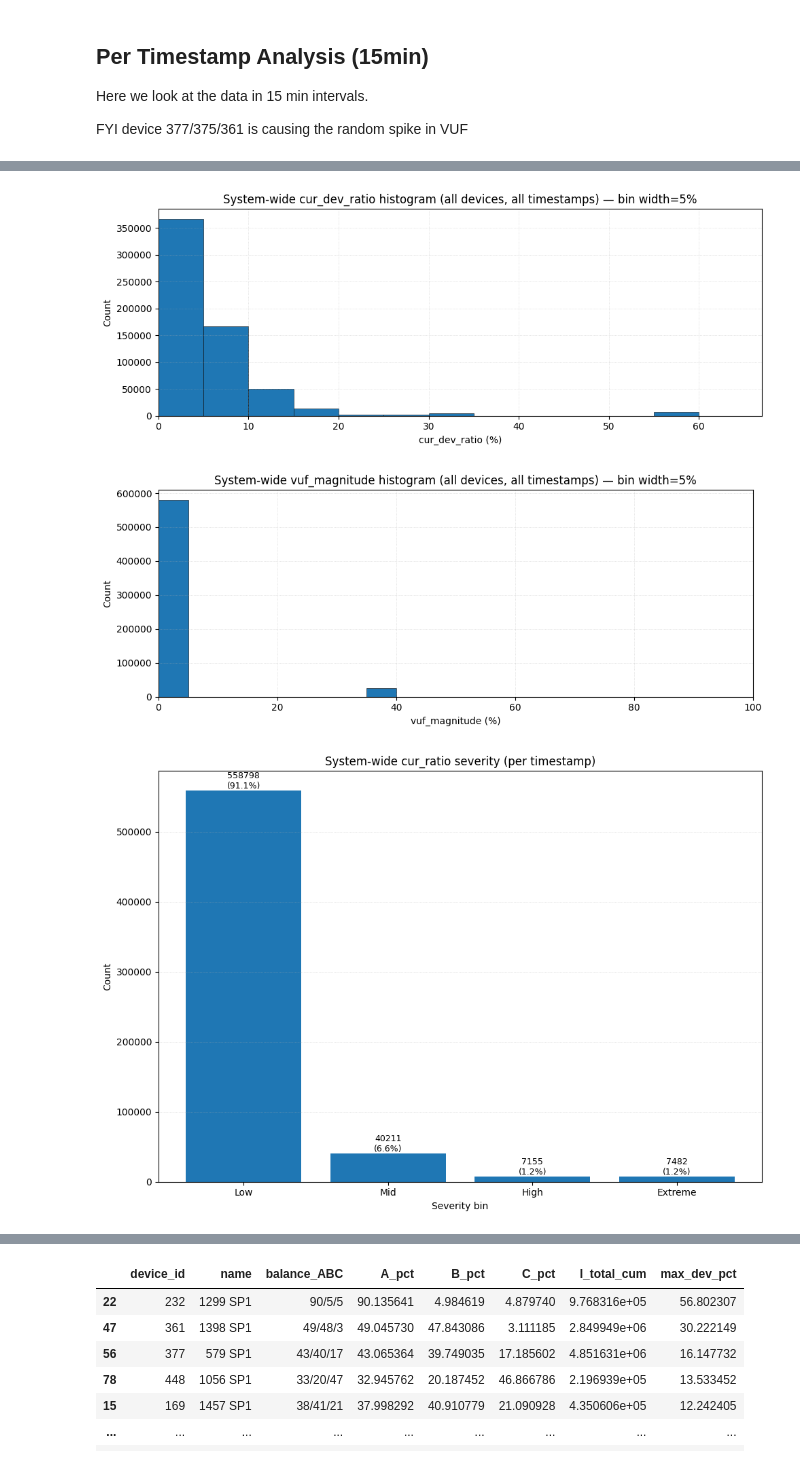
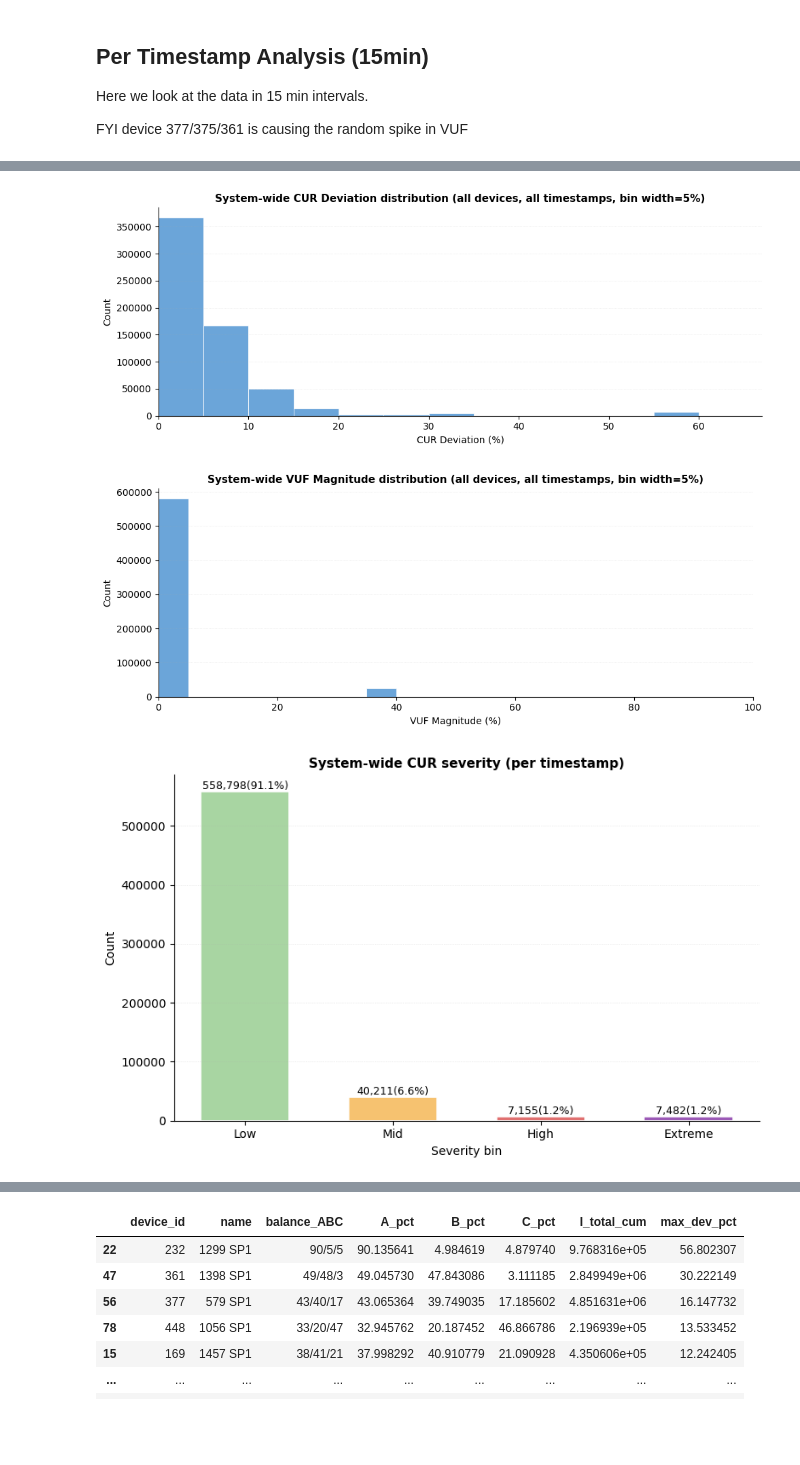
Before and after one commit to MindisBlank/Jasonaq_thesis, a Jupyter notebook: notebooks/CUR.ipynb, the cells around one changed output, grey strips where cells are left out. Cells and saved outputs as stored; diff of their text form; code cells hidden in the pictures; blank space fills up the shorter version.

Commit message:
update per time stamp plots

```diff
--- a/notebooks/CUR.ipynb
+++ b/notebooks/CUR.ipynb
@@ -657,12 +657,24 @@ def system_wide_histogram(
     edges = np.arange(0, max_pct + bin_width_pct, bin_width_pct)
 
     fig, ax = plt.subplots(figsize=(10, 4))
-    ax.hist(vals.to_numpy(), bins=edges, edgecolor="k", linewidth=0.4)
-    ax.set_xlabel(f"{metric_col} (%)")
-    ax.set_ylabel("Count")
-    ax.set_title(f"System-wide {metric_col} histogram (all devices, all timestamps) — bin width={bin_width_pct}%")
+    ax.hist(vals.to_numpy(), bins=edges, edgecolor="white", linewidth=0.6,
+            color="#5b9bd5", alpha=0.9)
+    _metric_names = {
+        "cur_ratio": "CUR",
+        "cur_dev_ratio": "CUR Deviation",
+        "vuf_magnitude": "VUF Magnitude",
+    }
+    metric_display = _metric_names.get(metric_col, metric_col)
+    ax.set_xlabel(f"{metric_display} (%)", fontsize=10)
+    ax.set_ylabel("Count", fontsize=10)
+    ax.set_title(
+        f"System-wide {metric_display} distribution (all devices, all timestamps, bin width={bin_width_pct}%)",
+        fontsize=11, fontweight="bold",
+    )
     ax.set_xlim(0, max_pct)
-    ax.grid(True, linestyle=":", linewidth=0.5, alpha=0.6)
+    ax.grid(True, axis="y", linestyle=":", linewidth=0.5, alpha=0.4)
+    ax.spines["top"].set_visible(False)
+    ax.spines["right"].set_visible(False)
     fig.tight_layout()
     return fig
 
@@ -739,12 +751,29 @@ def system_wide_severity_barchart_timestamp(
     total = int(counts.sum())
 
     # ---- plot ----
-    fig, ax = plt.subplots(figsize=(10, 7))
-    ax.bar(labels, counts.to_numpy())
-    ax.set_xlabel("Severity bin")
-    ax.set_ylabel("Count")
-    ax.set_title(f"System-wide {metric_col} severity (per timestamp)")
-    ax.grid(True, axis="y", linestyle=":", linewidth=0.5, alpha=0.6)
+    severity_colors = ["#a8d5a2", "#f6c270", "#e07070", "#9b59b6"]
+    bar_colors = severity_colors[:len(labels)]
+
+    _metric_names = {
+        "cur_ratio": "CUR",
+        "cur_dev_ratio": "CUR Deviation",
+        "vuf_magnitude": "VUF Magnitude",
+    }
+    metric_display = _metric_names.get(metric_col, metric_col)
+
+    fig, ax = plt.subplots(figsize=(8, 5))
+    bars = ax.bar(labels, counts.to_numpy(), color=bar_colors,
+                  edgecolor="white", linewidth=1.2, width=0.6)
+
+    ax.set_xlabel("Severity bin", fontsize=10)
+    ax.set_ylabel("Count", fontsize=10)
+    ax.set_title(
+        f"System-wide {metric_display} severity (per timestamp)",
+        fontsize=11, fontweight="bold",
+    )
+    ax.grid(True, axis="y", linestyle=":", linewidth=0.5, alpha=0.4)
+    ax.spines["top"].set_visible(False)
+    ax.spines["right"].set_visible(False)
 
     # annotate counts (+ percent)
     for i, lab in enumerate(labels):
@@ -753,9 +782,9 @@ def system_wide_severity_barchart_timestamp(
             continue
         if annotate_percent:
             pct = (v / total * 100.0) if total > 0 else 0.0
-            ax.text(i, v, f"{v}\n({pct:.1f}%)", ha="center", va="bottom", fontsize=9)
+            ax.text(i, v, f"{v:,}({pct:.1f}%)", ha="center", va="bottom", fontsize=9)
         else:
-            ax.text(i, v, f"{v}", ha="center", va="bottom", fontsize=9)
+            ax.text(i, v, f"{v:,}", ha="center", va="bottom", fontsize=9)
 
     fig.tight_layout()
     return fig, counts, tmp
@@ -800,3 +829,3 @@ fig, counts, tmp = system_wide_severity_barchart_timestamp(
-[figure, old version]
+[figure, new version]
-[figure, old version]
+[figure, new version]
-[figure, old version]
+[figure, new version]
```
Also changed, not shown: parts of 1 cell of this notebook.
